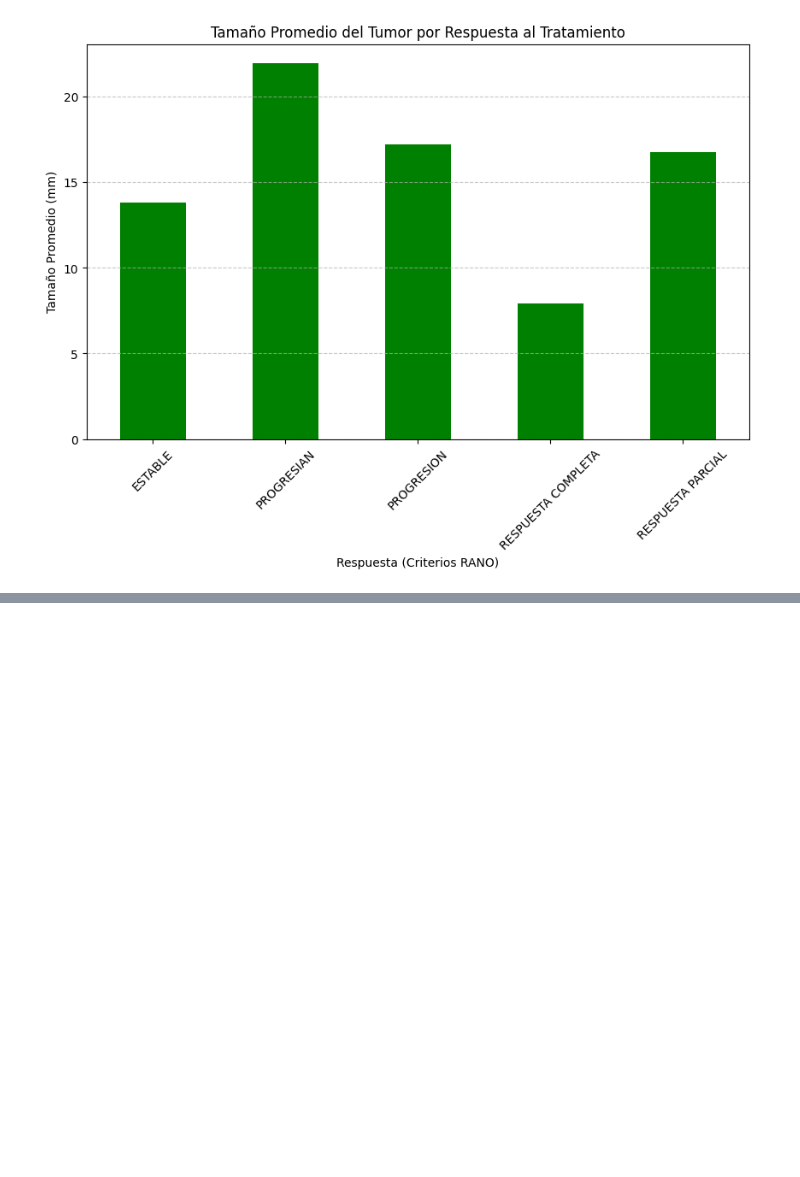
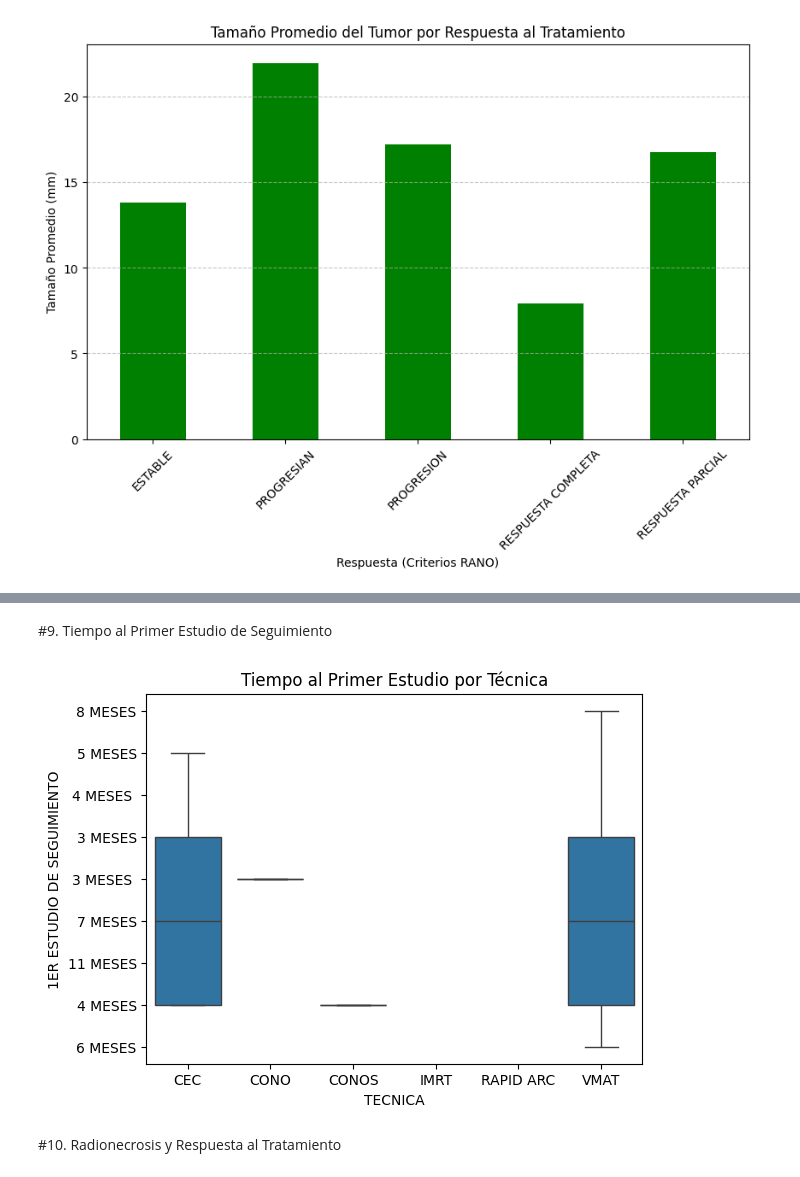
Before and after one commit to AngelTroncoso/TratamientoOncologico, a Jupyter notebook: Angel.ipynb, the cells around one changed output, grey strips where cells are left out. Saved outputs shown, nothing was run; the diff lists cells and outputs as text; code cells hidden in the pictures; blank space fills up the shorter version.

```diff
--- a/Angel.ipynb
+++ b/Angel.ipynb
@@ -594,0 +631,11 @@ RESPUESTA PARCIAL           15.500  21.900  61.0
+# %% [markdown]
+#9. Tiempo al Primer Estudio de Seguimiento
+# %%
+df['TECNICA'] = df['TECNICA'].astype('category')
+sns.boxplot(x='TECNICA', y='1ER ESTUDIO DE SEGUIMIENTO', data=df)
+plt.title('Tiempo al Primer Estudio por Técnica')
+plt.show()
+# %% [output]
+[figure, added]
+# %% [markdown]
+#10. Radionecrosis y Respuesta al Tratamiento
```
Also changed, not shown: parts of 7 cells of this notebook.
